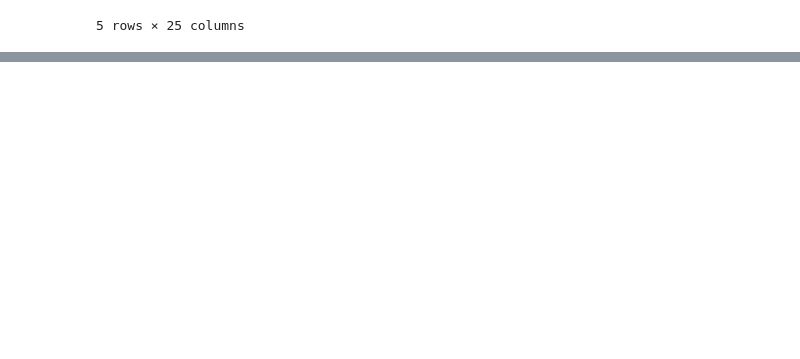
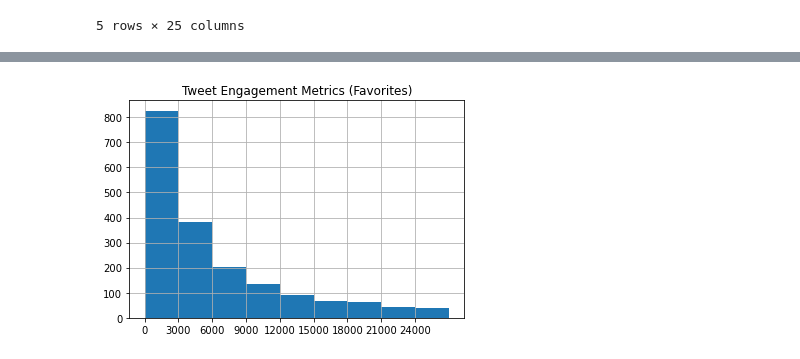
Before and after one commit to sjhaluck/Project-4---Wrangle-and-Analyze-Data, a Jupyter notebook: wrangle_act.ipynb, the cells around one changed output, grey strips where cells are left out. Drawn from its saved outputs; the diff is of its cells as text; code cells hidden in the pictures; blank space fills up the shorter version.

```diff
--- a/wrangle_act.ipynb
+++ b/wrangle_act.ipynb
@@ -950,0 +973,7 @@ tweets_clean.to_csv('twitter_archive_master.csv',index=False)
+# %%
+bins90 = range(int(round(tweets_act.favorite_count.quantile(0.05), -3)), int(round(tweets_act.favorite_count.quantile(0.95),-3)), 3000)
+tweets_act.loc[:,'favorite_count'].hist(bins = bins90);
+plt.xticks(range(0,27000,3000));
+plt.title('Tweet Engagement Metrics (Favorites)');
+# %% [output]
+[figure, added]
```
Also changed, not shown: parts of 19 cells of this notebook, 1 other file.
